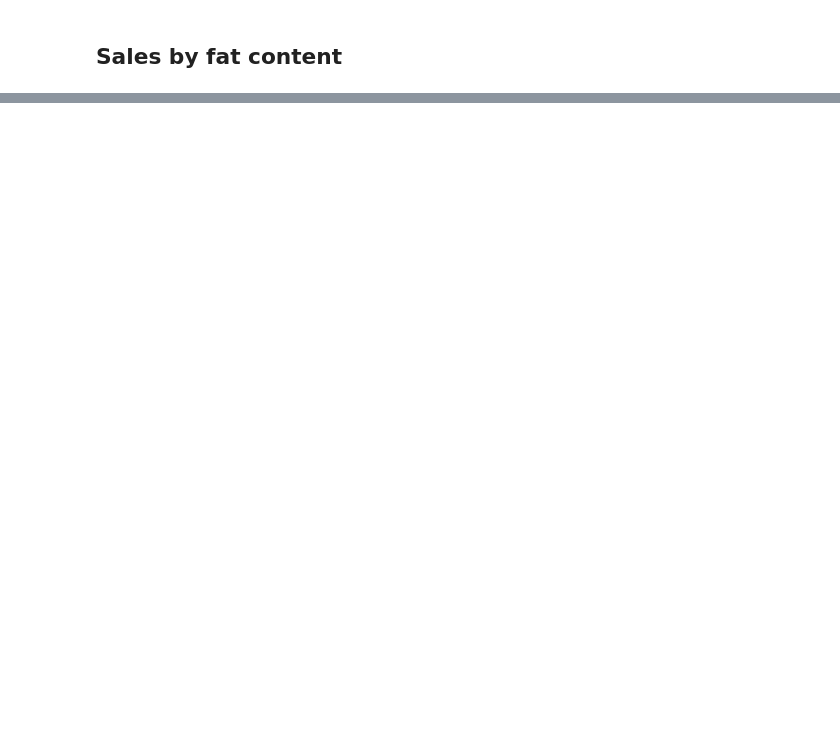
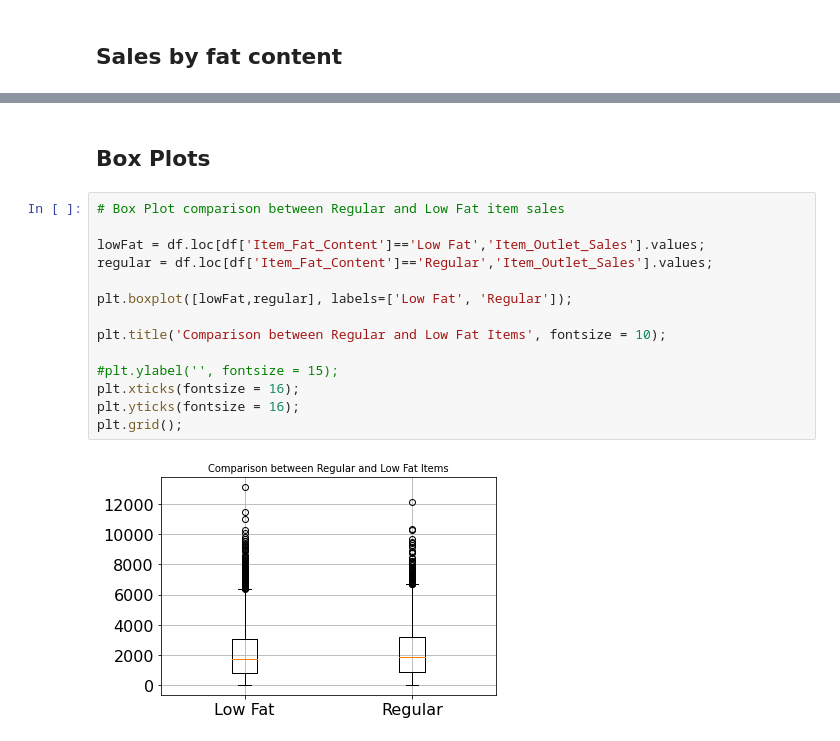
Before and after one commit to adamk6/sales-predictions, a Jupyter notebook: salesPrediction.ipynb, the cells around one changed output, grey strips where cells are left out. Cells and saved outputs as stored; diff of their text form; blank space fills up the shorter version.

```diff
--- a/salesPrediction.ipynb
+++ b/salesPrediction.ipynb
@@ -347,0 +377,18 @@ No handles with labels found to put in legend.
+# %% [markdown]
+## Box Plots
+# %%
+# Box Plot comparison between Regular and Low Fat item sales
+
+lowFat = df.loc[df['Item_Fat_Content']=='Low Fat','Item_Outlet_Sales'].values;
+regular = df.loc[df['Item_Fat_Content']=='Regular','Item_Outlet_Sales'].values;
+
+plt.boxplot([lowFat,regular], labels=['Low Fat', 'Regular']);
+
+plt.title('Comparison between Regular and Low Fat Items', fontsize = 10);
+
+#plt.ylabel('', fontsize = 15);
+plt.xticks(fontsize = 16);
+plt.yticks(fontsize = 16);
+plt.grid();
+# %% [output]
+[figure, added]
```
Also changed, not shown: parts of 11 cells of this notebook.
